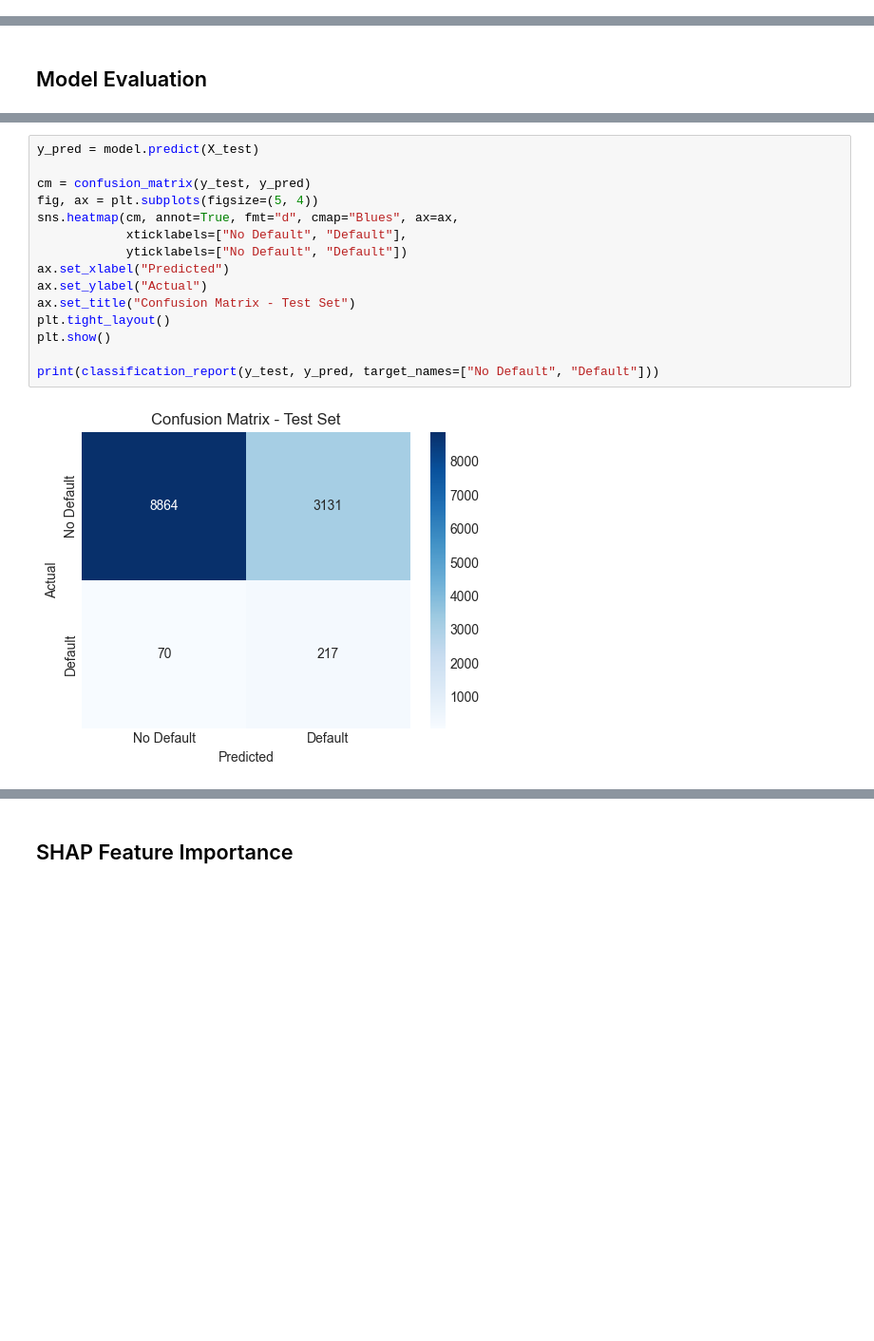
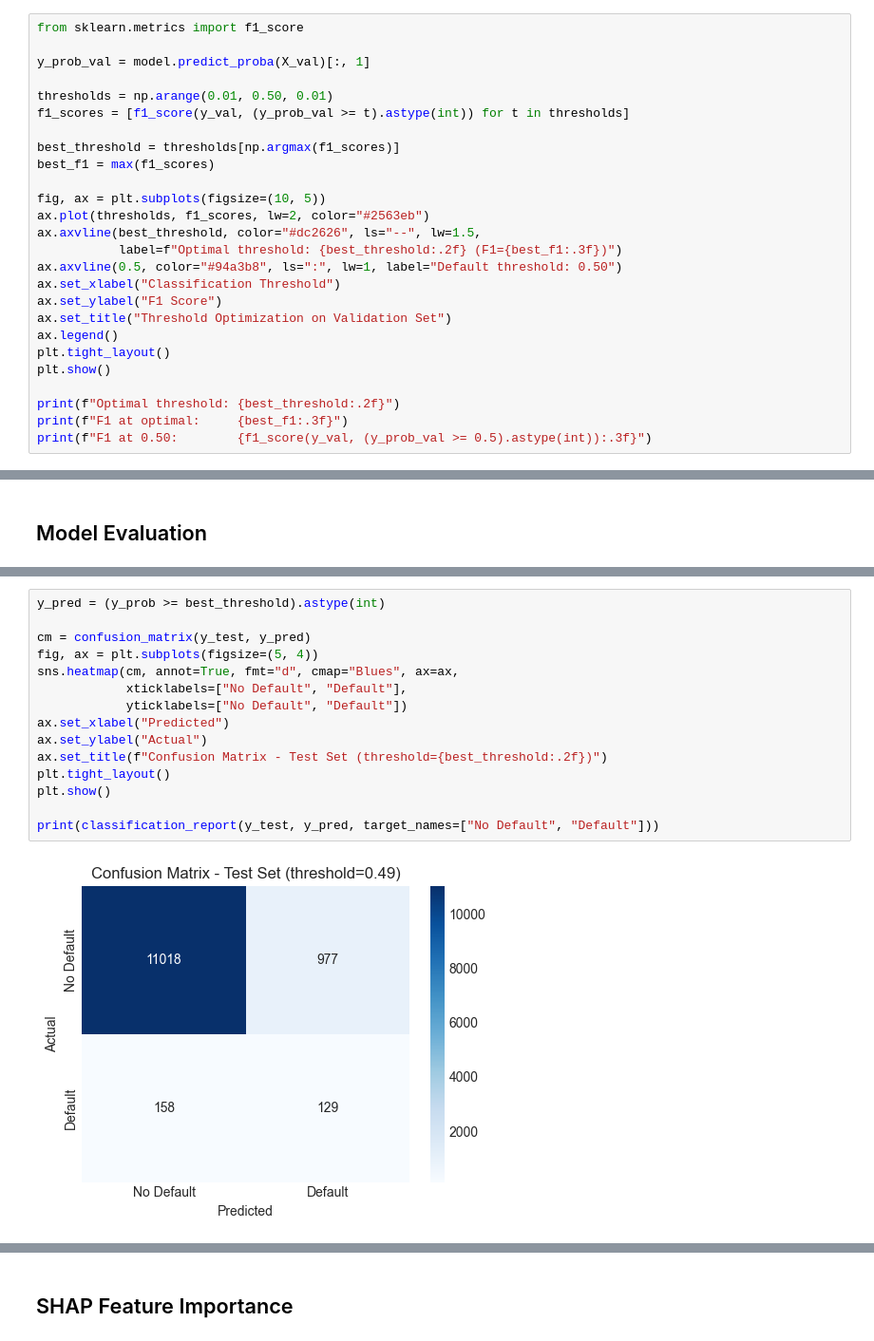
Before and after one commit to lenamonj/corporate-default-prediction, a Jupyter notebook: corporate_default_prediction.ipynb, the cells around one changed output, grey strips where cells are left out. Shown at 95% size. Drawn from its saved outputs; the diff is of its cells as text; blank space fills up the shorter version.

Commit message:
feat: hyperparameter tuning (40-iter search, low LR, threshold optimization, 2x precision)

```diff
--- a/corporate_default_prediction.ipynb
+++ b/corporate_default_prediction.ipynb
@@ -228,0 +341,26 @@ XGBClassifier(base_score=None, booster=None, callbacks=None,
+# %%
+from sklearn.metrics import f1_score
+
+y_prob_val = model.predict_proba(X_val)[:, 1]
+
+thresholds = np.arange(0.01, 0.50, 0.01)
+f1_scores = [f1_score(y_val, (y_prob_val >= t).astype(int)) for t in thresholds]
+
+best_threshold = thresholds[np.argmax(f1_scores)]
+best_f1 = max(f1_scores)
+
+fig, ax = plt.subplots(figsize=(10, 5))
+ax.plot(thresholds, f1_scores, lw=2, color="#2563eb")
+ax.axvline(best_threshold, color="#dc2626", ls="--", lw=1.5,
+           label=f"Optimal threshold: {best_threshold:.2f} (F1={best_f1:.3f})")
+ax.axvline(0.5, color="#94a3b8", ls=":", lw=1, label="Default threshold: 0.50")
+ax.set_xlabel("Classification Threshold")
+ax.set_ylabel("F1 Score")
+ax.set_title("Threshold Optimization on Validation Set")
+ax.legend()
+plt.tight_layout()
+plt.show()
+
+print(f"Optimal threshold: {best_threshold:.2f}")
+print(f"F1 at optimal:     {best_f1:.3f}")
+print(f"F1 at 0.50:        {f1_score(y_val, (y_prob_val >= 0.5).astype(int)):.3f}")
@@ -262,19 +405,19 @@ plt.show()
 # %%
-y_pred = model.predict(X_test)
+y_pred = (y_prob >= best_threshold).astype(int)
 
 cm = confusion_matrix(y_test, y_pred)
 fig, ax = plt.subplots(figsize=(5, 4))
 sns.heatmap(cm, annot=True, fmt="d", cmap="Blues", ax=ax,
             xticklabels=["No Default", "Default"],
             yticklabels=["No Default", "Default"])
 ax.set_xlabel("Predicted")
 ax.set_ylabel("Actual")
-ax.set_title("Confusion Matrix - Test Set")
+ax.set_title(f"Confusion Matrix - Test Set (threshold={best_threshold:.2f})")
 plt.tight_layout()
 plt.show()
 
 print(classification_report(y_test, y_pred, target_names=["No Default", "Default"]))
 # %% [output]
-[figure, old version]
+[figure, new version]
               precision    recall  f1-score   support
 
```
Also changed, not shown: parts of 14 cells of this notebook.
